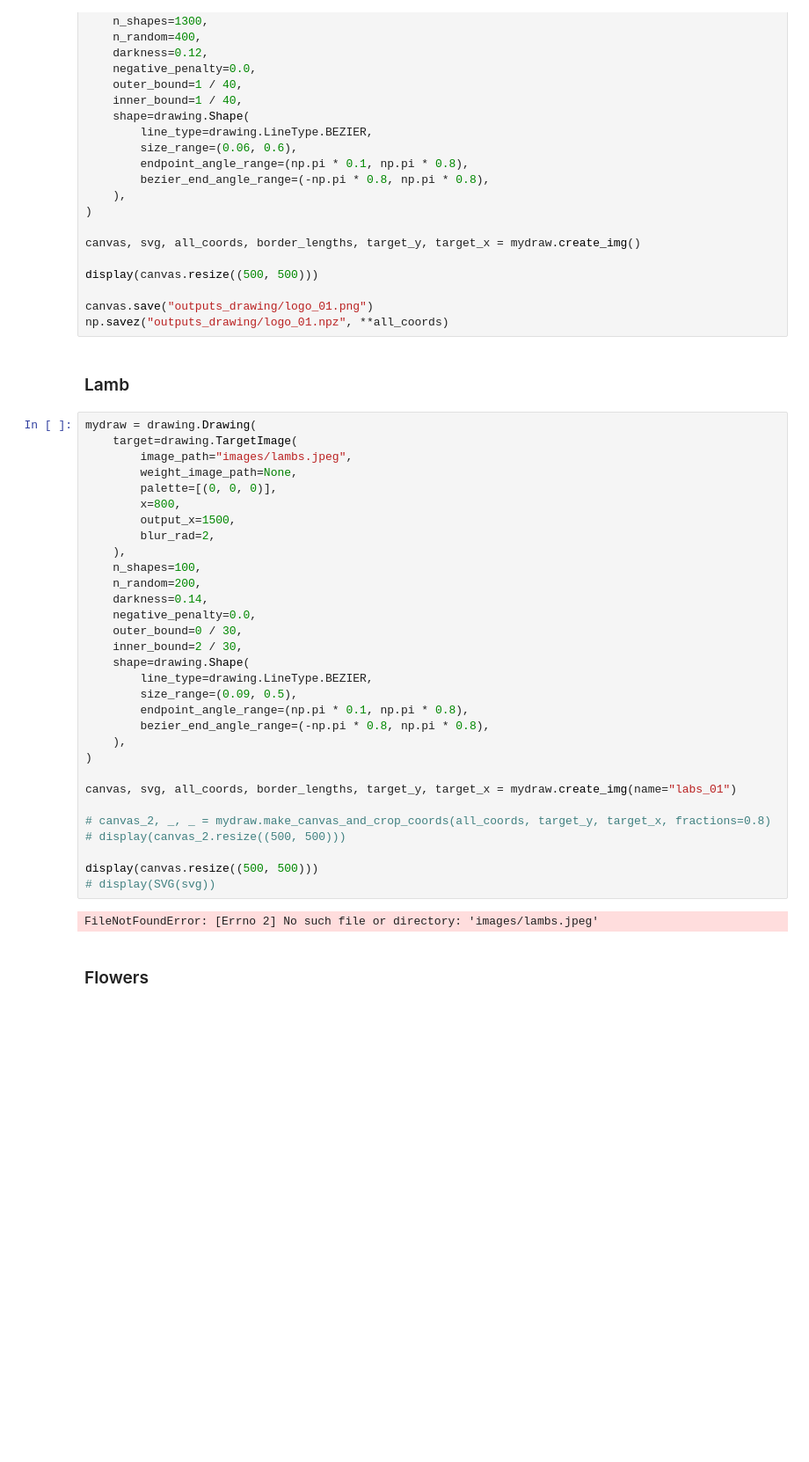
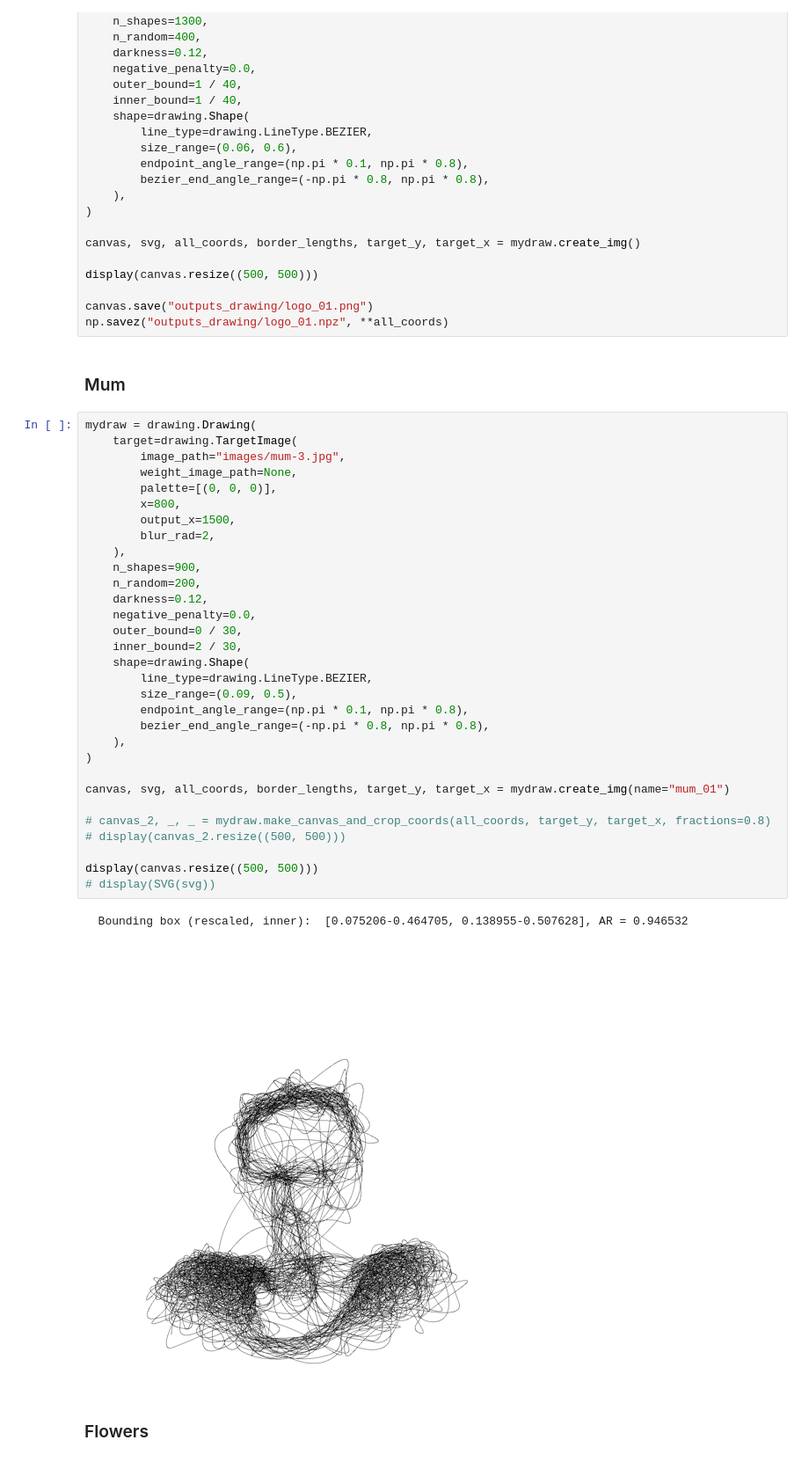
Before and after one commit to callummcdougall/computational-thread-art-v3, a Jupyter notebook: thread-art-drawing.ipynb, the cells around one changed output. Shown at 88% size. Saved outputs shown, nothing was run; the diff lists cells and outputs as text; blank space fills up the shorter version.

Commit message:
add mum image

```diff
--- a/thread-art-drawing.ipynb
+++ b/thread-art-drawing.ipynb
@@ -290,40 +290,41 @@ display(canvas.resize((500, 500)))
 canvas.save("outputs_drawing/logo_01.png")
 np.savez("outputs_drawing/logo_01.npz", **all_coords)
 # %% [markdown]
-### Lamb
+### Mum
 # %%
 mydraw = drawing.Drawing(
     target=drawing.TargetImage(
-        image_path="images/lambs.jpeg",
+        image_path="images/mum-3.jpg",
         weight_image_path=None,
         palette=[(0, 0, 0)],
         x=800,
         output_x=1500,
         blur_rad=2,
     ),
-    n_shapes=100,
+    n_shapes=900,
     n_random=200,
-    darkness=0.14,
+    darkness=0.12,
     negative_penalty=0.0,
     outer_bound=0 / 30,
     inner_bound=2 / 30,
     shape=drawing.Shape(
         line_type=drawing.LineType.BEZIER,
         size_range=(0.09, 0.5),
         endpoint_angle_range=(np.pi * 0.1, np.pi * 0.8),
         bezier_end_angle_range=(-np.pi * 0.8, np.pi * 0.8),
     ),
 )
 
-canvas, svg, all_coords, border_lengths, target_y, target_x = mydraw.create_img(name="labs_01")
+canvas, svg, all_coords, border_lengths, target_y, target_x = mydraw.create_img(name="mum_01")
 
 # canvas_2, _, _ = mydraw.make_canvas_and_crop_coords(all_coords, target_y, target_x, fractions=0.8)
 # display(canvas_2.resize((500, 500)))
 
 display(canvas.resize((500, 500)))
 # display(SVG(svg))
 # %% [output]
-FileNotFoundError: [Errno 2] No such file or directory: 'images/lambs.jpeg'
+  Bounding box (rescaled, inner):  [0.075206-0.464705, 0.138955-0.507628], AR = 0.946532
+[figure, added]
 # %% [markdown]
 ### Flowers
 # %%
```
Also changed, not shown: 12 other files.
